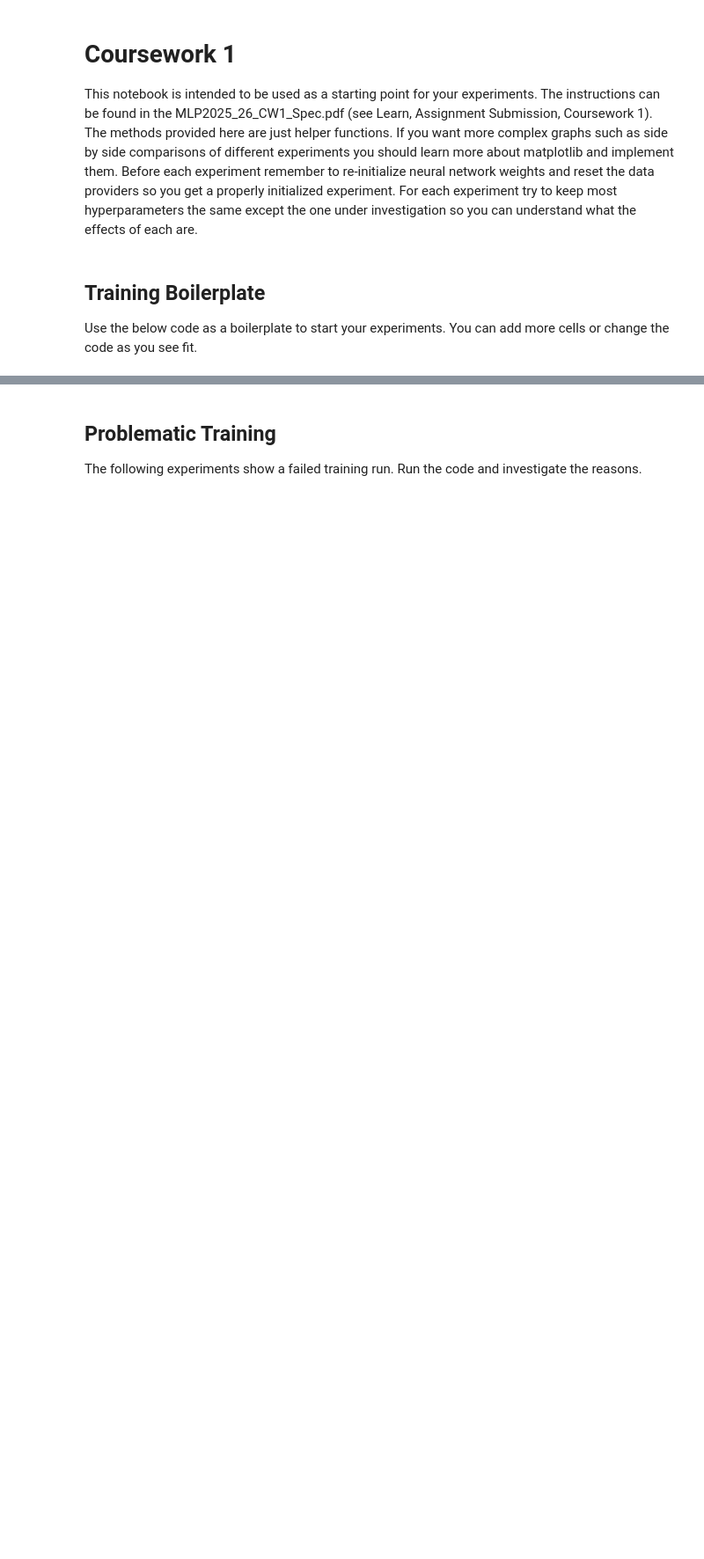
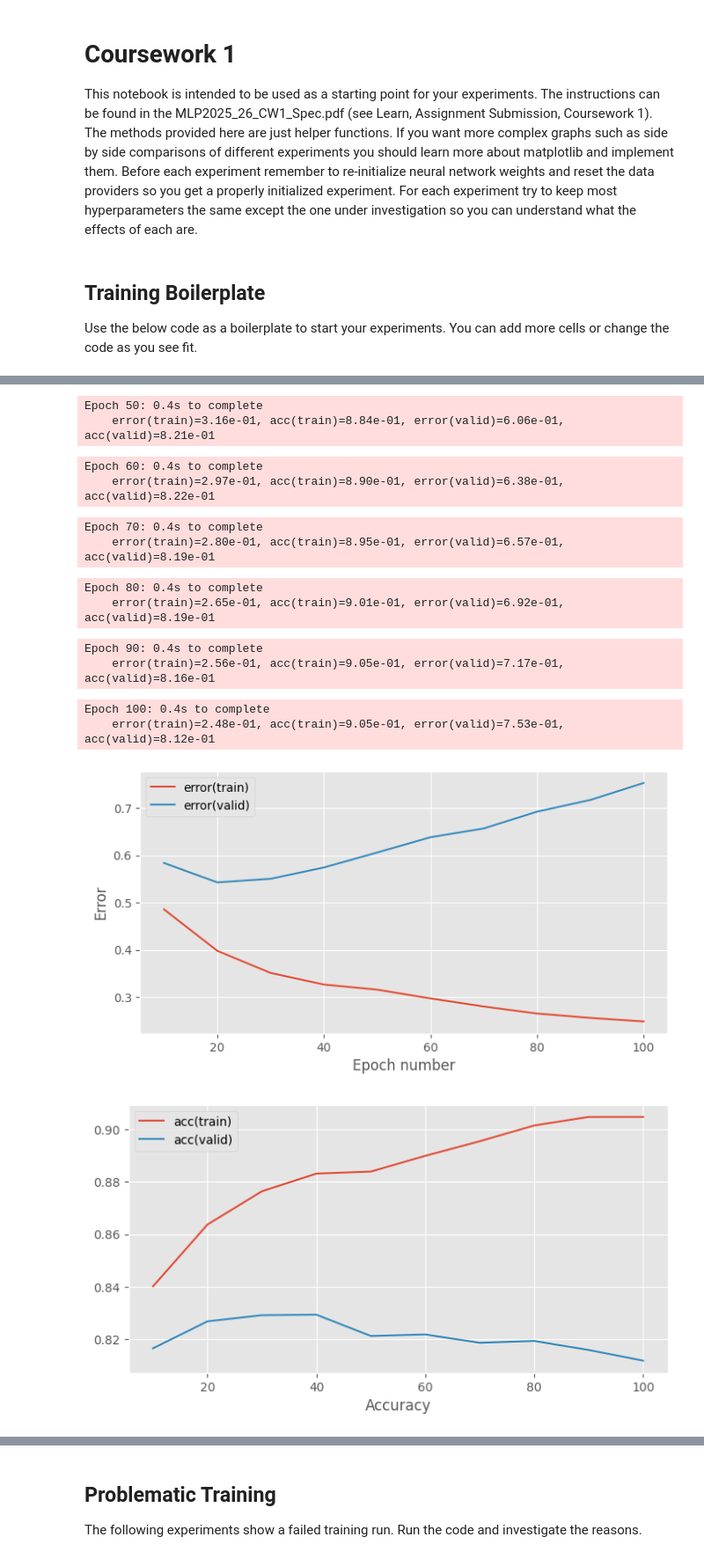
Before and after one commit to Ace0x/mlpractical, a Jupyter notebook: notebooks/Coursework_1.ipynb, the cells around one changed output, grey strips where cells are left out. Shown at 88% size. Saved outputs shown, nothing was run; the diff lists cells and outputs as text; code cells hidden in the pictures; blank space fills up the shorter version.

```diff
--- a/notebooks/Coursework_1.ipynb
+++ b/notebooks/Coursework_1.ipynb
@@ -90,0 +150,30 @@ KeysView(NpzFile 'C:\\Users\\andre\\Documents\\UoE\\mlpractical\\data\\emnist-va
+# %%
+# The model set up code below is provided as a starting point.
+# You will probably want to add further code cells for the
+# different experiments you run.
+# Setup hyperparameters
+learning_rate = 0.001
+num_epochs = 100
+stats_interval = 10
+input_dim, output_dim, hidden_dim = 784, 47, 64
+
+weights_init = GlorotUniformInit(rng=rng)
+biases_init = ConstantInit(0.)
+
+# Create model with TWO hidden layers
+model = MultipleLayerModel([
+    AffineLayer(input_dim, hidden_dim, weights_init, biases_init), # first hidden layer
+    ReluLayer(),
+    AffineLayer(hidden_dim, hidden_dim, weights_init, biases_init), # second hidden layer
+    ReluLayer(),
+    AffineLayer(hidden_dim, output_dim, weights_init, biases_init) # output layer
+])
+
+error = CrossEntropySoftmaxError()
+# Use a Adam learning rule
+learning_rule = AdamLearningRule(learning_rate=learning_rate)
+
+# Remember to use notebook=False when you write a script to be run in a terminal
+stats, keys, run_time, fig_1, ax_1, fig_2, ax_2, grad_plot, grad_ax = train_model_and_plot_stats(
+    model, error, learning_rule, train_data, valid_data, num_epochs, stats_interval, notebook=True)
+# %% [output]
@@ -90,0 +188,14 @@ KeysView(NpzFile 'C:\\Users\\andre\\Documents\\UoE\\mlpractical\\data\\emnist-va
+Epoch 50: 0.4s to complete
+    error(train)=3.16e-01, acc(train)=8.84e-01, error(valid)=6.06e-01, acc(valid)=8.21e-01
+Epoch 60: 0.4s to complete
+    error(train)=2.97e-01, acc(train)=8.90e-01, error(valid)=6.38e-01, acc(valid)=8.22e-01
+Epoch 70: 0.4s to complete
+    error(train)=2.80e-01, acc(train)=8.95e-01, error(valid)=6.57e-01, acc(valid)=8.19e-01
+Epoch 80: 0.4s to complete
+    error(train)=2.65e-01, acc(train)=9.01e-01, error(valid)=6.92e-01, acc(valid)=8.19e-01
+Epoch 90: 0.4s to complete
+    error(train)=2.56e-01, acc(train)=9.05e-01, error(valid)=7.17e-01, acc(valid)=8.16e-01
+Epoch 100: 0.4s to complete
+    error(train)=2.48e-01, acc(train)=9.05e-01, error(valid)=7.53e-01, acc(valid)=8.12e-01
+[figure, added]
+[figure, added]
```
Also changed, not shown: parts of 8 cells of this notebook, 9 other files.
